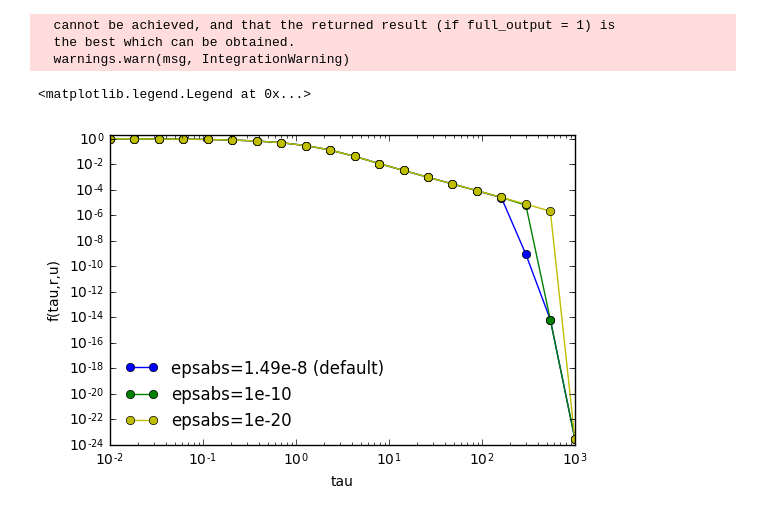
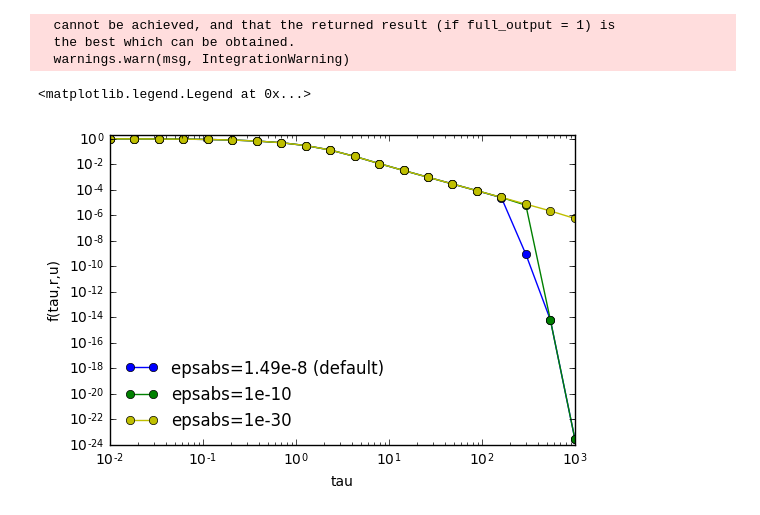
Before and after one commit to rnikutta/notebooks, a Jupyter notebook: multiple_integrals.ipynb, the cells around one changed output. Cells and saved outputs as stored; diff of their text form; code cells hidden in the pictures.

Commit message:
Lowered epsabs and increased division limit in multiple_integrals.

```diff
--- a/multiple_integrals.ipynb
+++ b/multiple_integrals.ipynb
@@ -16,8 +16,8 @@ taus = N.logspace(-2,3,20)
 # %%
 # 3 lists of integrals, with better and better epsabs
 integrals_def = [integrate.nquad(f,[[0.,1.],[0.,1.]],args=(_,))[0] for _ in taus]
-integrals_e10 = [integrate.nquad(f,[[0.,1.],[0.,1.]],args=(_,),opts={'epsabs':1e-10})[0] for _ in taus]
-integrals_e20 = [integrate.nquad(f,[[0.,1.],[0.,1.]],args=(_,),opts={'epsabs':1e-20})[0] for _ in taus]
+integrals_e10 = [integrate.nquad(f,[[0.,1.],[0.,1.]],args=(_,),opts={'epsabs':1e-10,'limit':100})[0] for _ in taus]
+integrals_e30 = [integrate.nquad(f,[[0.,1.],[0.,1.]],args=(_,),opts={'epsabs':1e-30,'limit':100})[0] for _ in taus]
 # %% [output]
   cannot be achieved, and that the returned result (if full_output = 1) is
   the best which can be obtained.
@@ -25,12 +25,12 @@ integrals_e20 = [integrate.nquad(f,[[0.,1.],[0.,1.]],args=(_,),opts={'epsabs':1e
 # %%
 # plot integrals vs taus
 p.loglog(taus,integrals_def,'bo-',label='epsabs=1.49e-8 (default)')
 p.loglog(taus,integrals_e10,'go-',label='epsabs=1e-10')
-p.loglog(taus,integrals_e20,'yo-',label='epsabs=1e-20')
+p.loglog(taus,integrals_e30,'yo-',label='epsabs=1e-30')
 p.ylim(1e-24,2e0)
 p.xlabel('tau')
 p.ylabel('f(tau,r,u)')
 p.legend(loc='lower left',frameon=0)
 # %% [output]
 <matplotlib.legend.Legend at 0x...>
-[figure, old version]
+[figure, new version]
```
